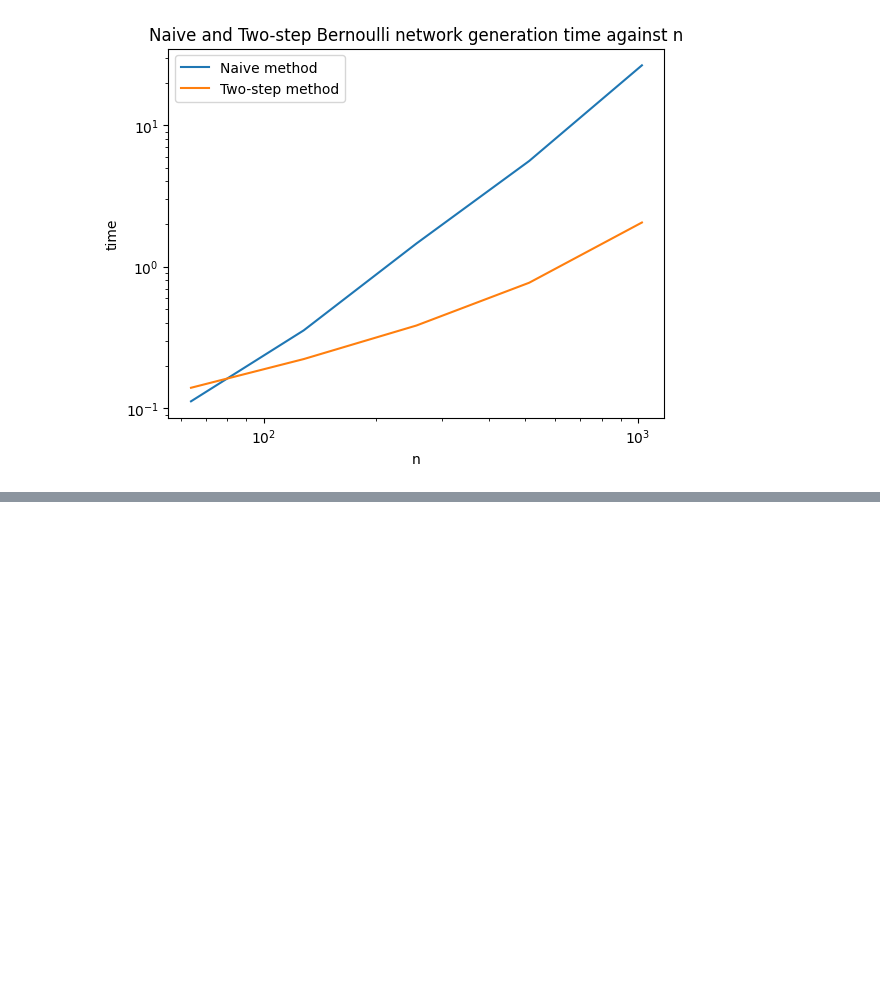
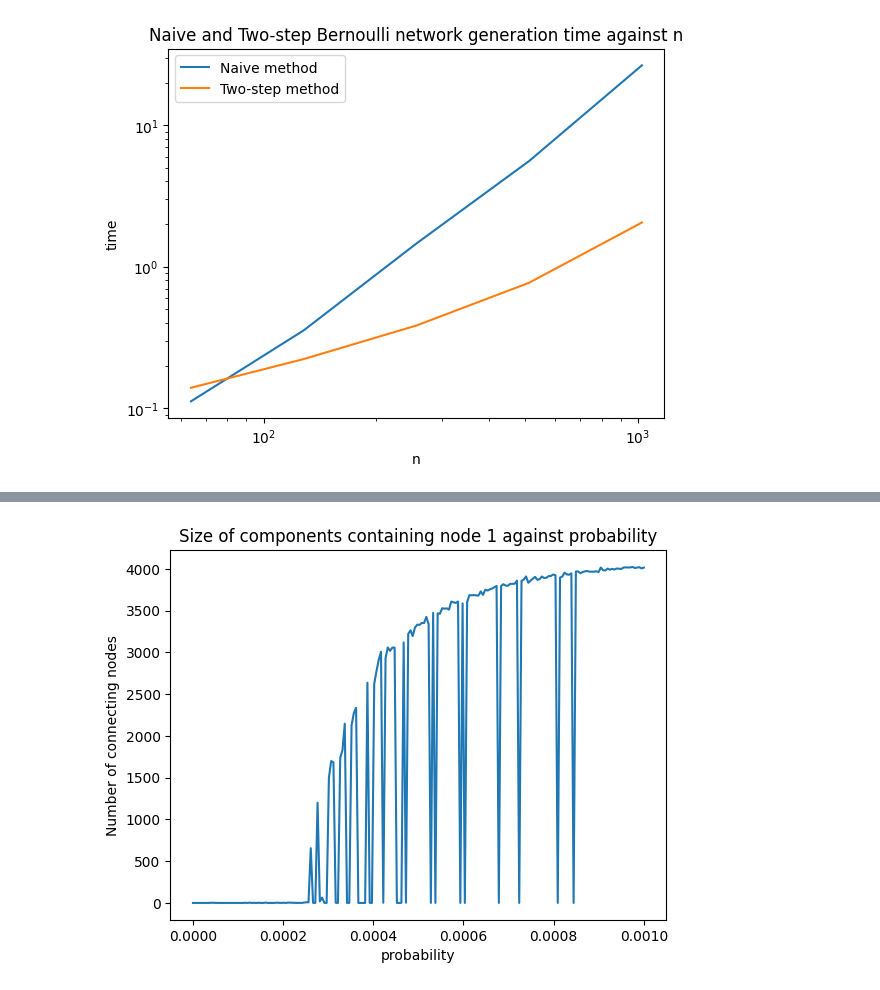
Before and after one commit to ChloeYiu/Network-Friendship-Disease, a Jupyter notebook: week_one.ipynb, the cells around one changed output, grey strips where cells are left out. Cells and saved outputs as stored; diff of their text form; code cells hidden in the pictures; blank space fills up the shorter version.

```diff
--- a/week_one.ipynb
+++ b/week_one.ipynb
@@ -148,0 +189,16 @@ plt.show()
+# %%
+n = 4096
+p_list =  np.linspace(0, 0.001, 200)
+size_list = []
+
+for p in p_list:
+    network = Two_Step_Bernoulli_Network(n, p)
+    size_list.append(num_reachable_node(1, network))
+# %%
+plt.plot(p_list, size_list)
+plt.title(f"Size of components containing node 1 against probability")
+plt.xlabel("probability")
+plt.ylabel("Number of connecting nodes")
+plt.show()
+# %% [output]
+[figure, added]
```
Also changed, not shown: parts of 5 cells of this notebook.
